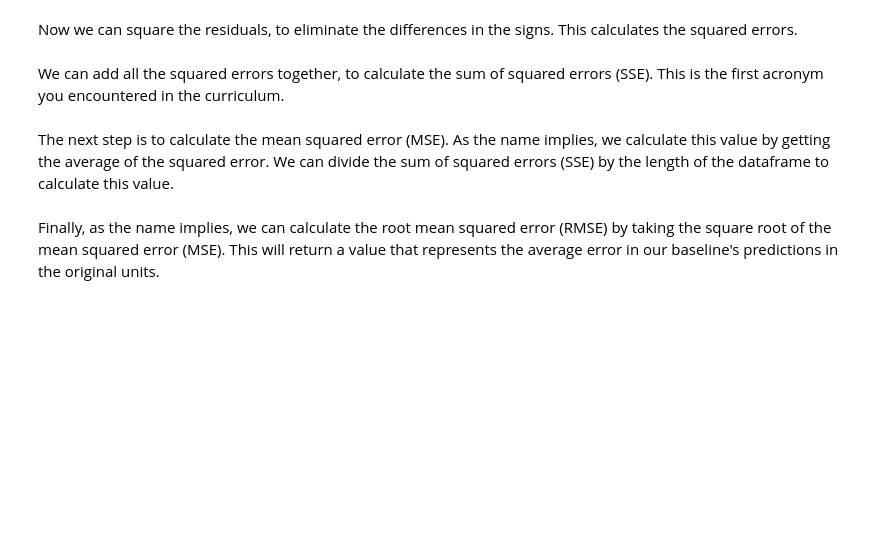
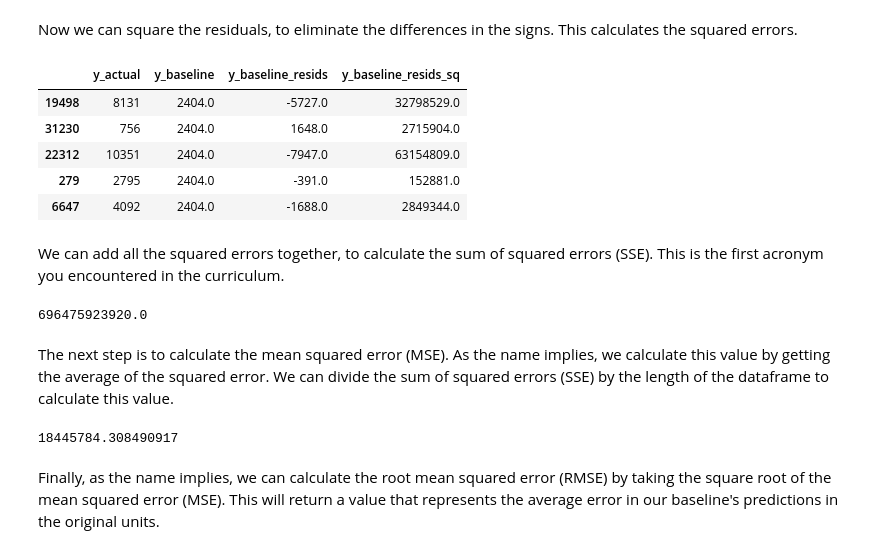
Before and after one commit to CodeupClassroom/somerville-regression, a Jupyter notebook: evaluation_lesson.ipynb, the cells around one changed output. Saved outputs shown, nothing was run; the diff lists cells and outputs as text; code cells hidden in the pictures; blank space fills up the shorter version.

```diff
--- a/evaluation_lesson.ipynb
+++ b/evaluation_lesson.ipynb
@@ -56,8 +84,28 @@ Let's calculate the residuals, which are the predicted values minus the actual o
 # %% [markdown]
 Now we can square the residuals, to eliminate the differences in the signs. This calculates the squared errors.
+# %%
+preds['y_baseline_resids_sq'] = preds['y_baseline_resids'] ** 2
+preds.head()
+# %% [output]
+|  | y_actual | y_baseline | y_baseline_resids | y_baseline_resids_sq |
+| 19498 | 8131 | 2404.0 | -5727.0 | 32798529.0 |
+| 31230 | 756 | 2404.0 | 1648.0 | 2715904.0 |
+| 22312 | 10351 | 2404.0 | -7947.0 | 63154809.0 |
+| 279 | 2795 | 2404.0 | -391.0 | 152881.0 |
+| 6647 | 4092 | 2404.0 | -1688.0 | 2849344.0 |
 # %% [markdown]
 We can add all the squared errors together, to calculate the sum of squared errors (SSE). This is the first acronym you encountered in the curriculum.
+# %%
+sse_baseline = preds['y_baseline_resids_sq'].sum()
+sse_baseline
+# %% [output]
+696475923920.0
 # %% [markdown]
 The next step is to calculate the mean squared error (MSE). As the name implies, we calculate this value by getting the average of the squared error. We can divide the sum of squared errors (SSE) by the length of the dataframe to calculate this value.
+# %%
+mse_baseline = sse_baseline / len(preds)
+mse_baseline
+# %% [output]
+18445784.308490917
 # %% [markdown]
 Finally, as the name implies, we can calculate the root mean squared error (RMSE) by taking the square root of the mean squared error (MSE). This will return a value that represents the average error in our baseline's predictions in the original units.
```
Also changed, not shown: parts of 14 cells of this notebook.
